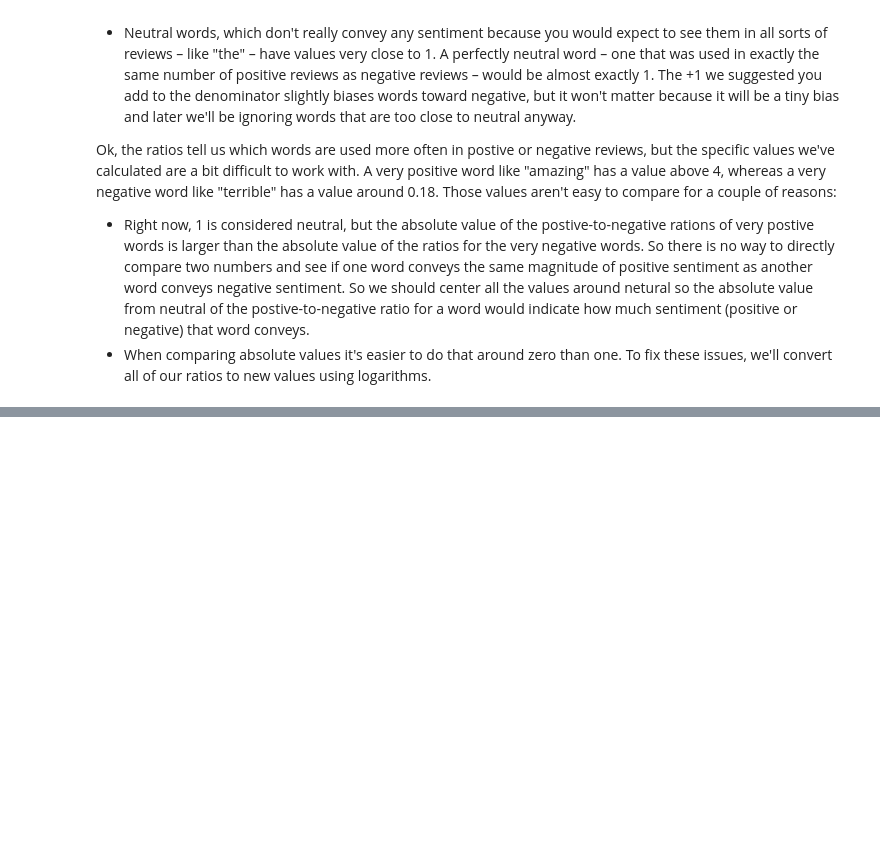
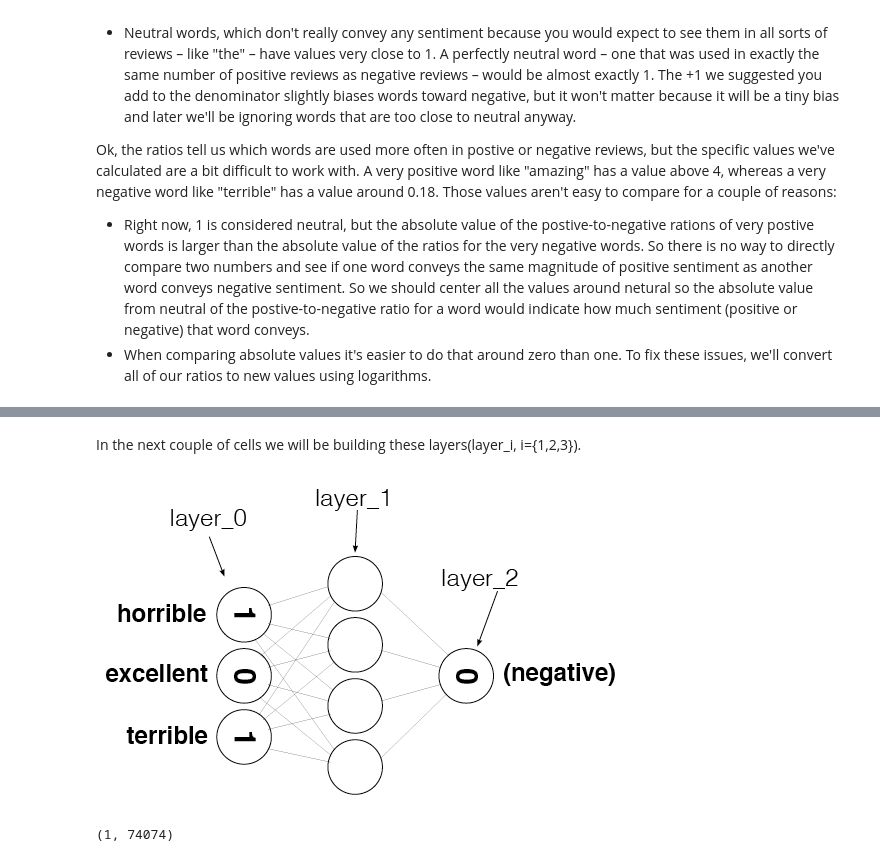
Before and after one commit to shreyansh-tomar/Deep-Learning, a Jupyter notebook: Sentiment_Analysis/Sentiment_Analysis.ipynb, the cells around one changed output, grey strips where cells are left out. Saved outputs shown, nothing was run; the diff lists cells and outputs as text; code cells hidden in the pictures; blank space fills up the shorter version.

```diff
--- a/Sentiment_Analysis/Sentiment_Analysis.ipynb
+++ b/Sentiment_Analysis/Sentiment_Analysis.ipynb
@@ -112,0 +179,7 @@ To fix these issues, we'll convert all of our ratios to new values using logarit
+# %% [markdown]
+In the next couple of cells we will be building these layers(layer_i, i={1,2,3}).
+# %%
+from IPython.display import Image
+Image(filename='sentiment_network_2.png')
+# %% [output]
+[figure, added]
@@ -112,0 +188,4 @@ To fix these issues, we'll convert all of our ratios to new values using logarit
+# %%
+layer_0.shape
+# %% [output]
+(1, 74074)
```
Also changed, not shown: parts of 10 cells of this notebook.
